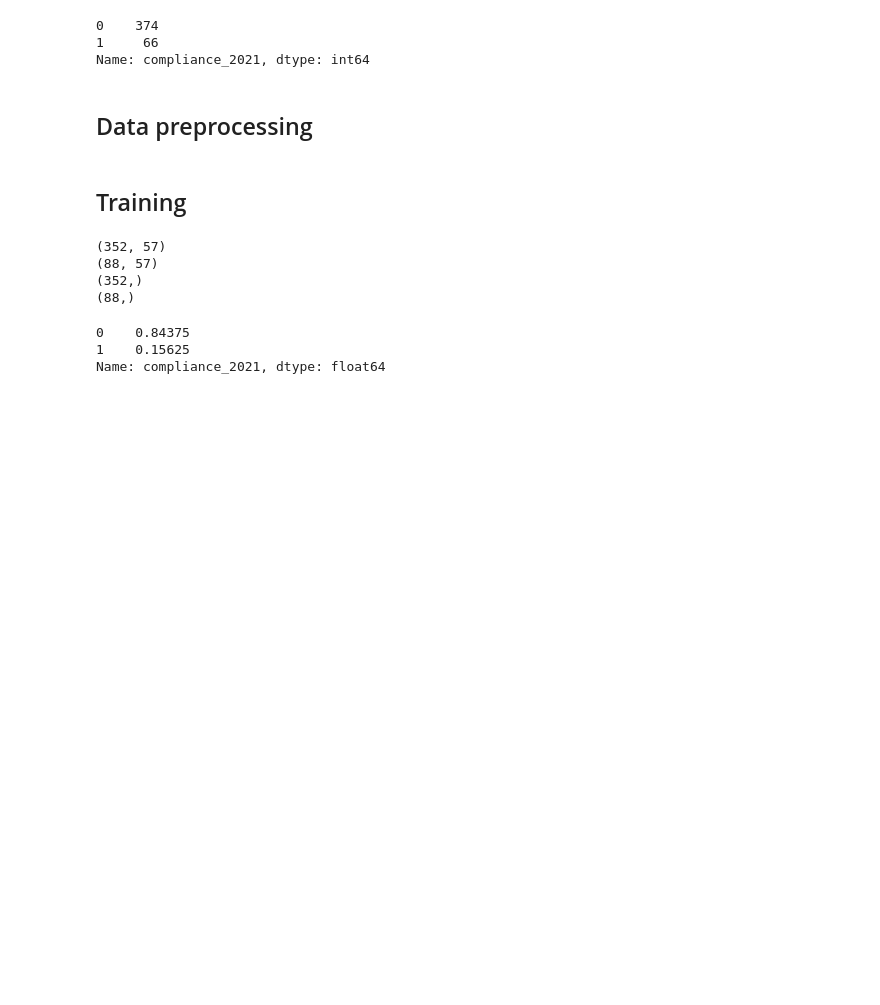
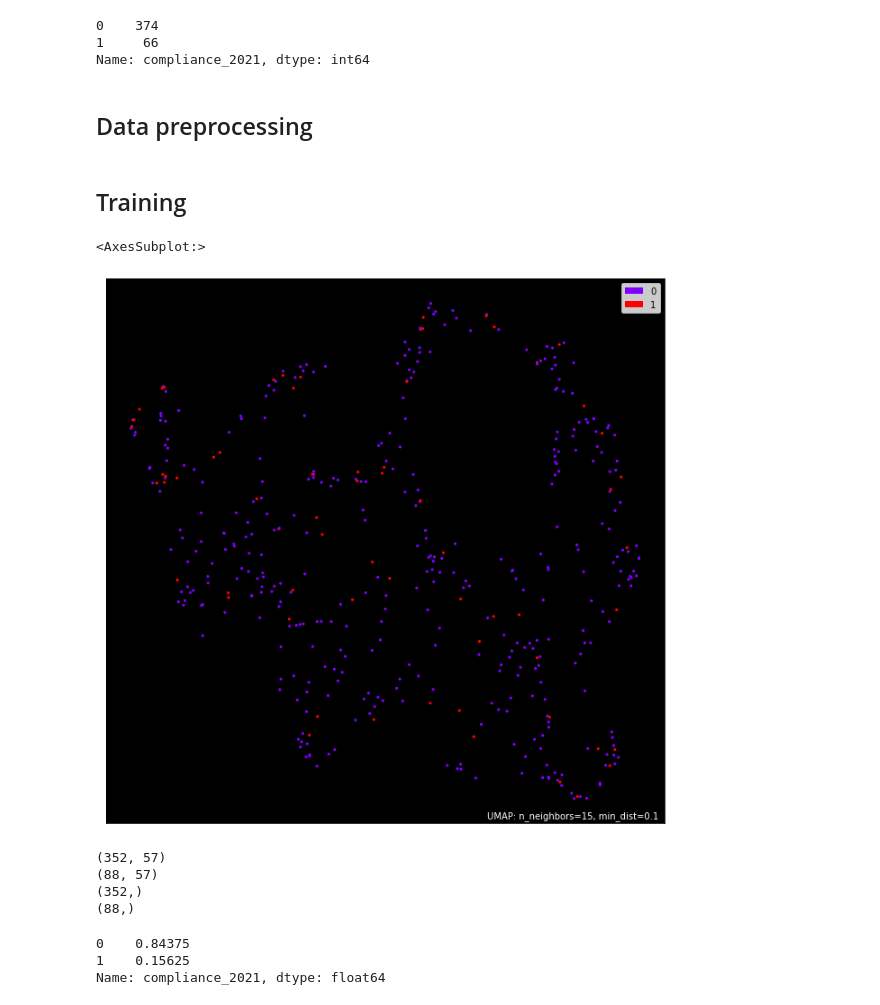
Before and after one commit to katesedykh/ML2022-Drinking-Water-Quality, a Jupyter notebook: drinking-water-quality.ipynb, the cells around one changed output. Saved outputs shown, nothing was run; the diff lists cells and outputs as text; code cells hidden in the pictures; blank space fills up the shorter version.

```diff
--- a/drinking-water-quality.ipynb
+++ b/drinking-water-quality.ipynb
@@ -102,6 +102,16 @@ df_test = df_test.fillna(df_test.mean())  # putting to proceed, needs change
 # %%
 X = df_train.drop(['compliance_2021'],axis=1)
 y = df_train['compliance_2021']
+# %%
+# pip install umap-learn[plot]
+import umap
+import umap.plot
+
+mapper = umap.UMAP().fit(X)
+umap.plot.points(mapper, labels=y, theme='fire')
+# %% [output]
+<AxesSubplot:>
+[figure, added]
 # %%
 # split data
 from sklearn.model_selection import train_test_split
```
Also changed, not shown: parts of 6 cells of this notebook.
